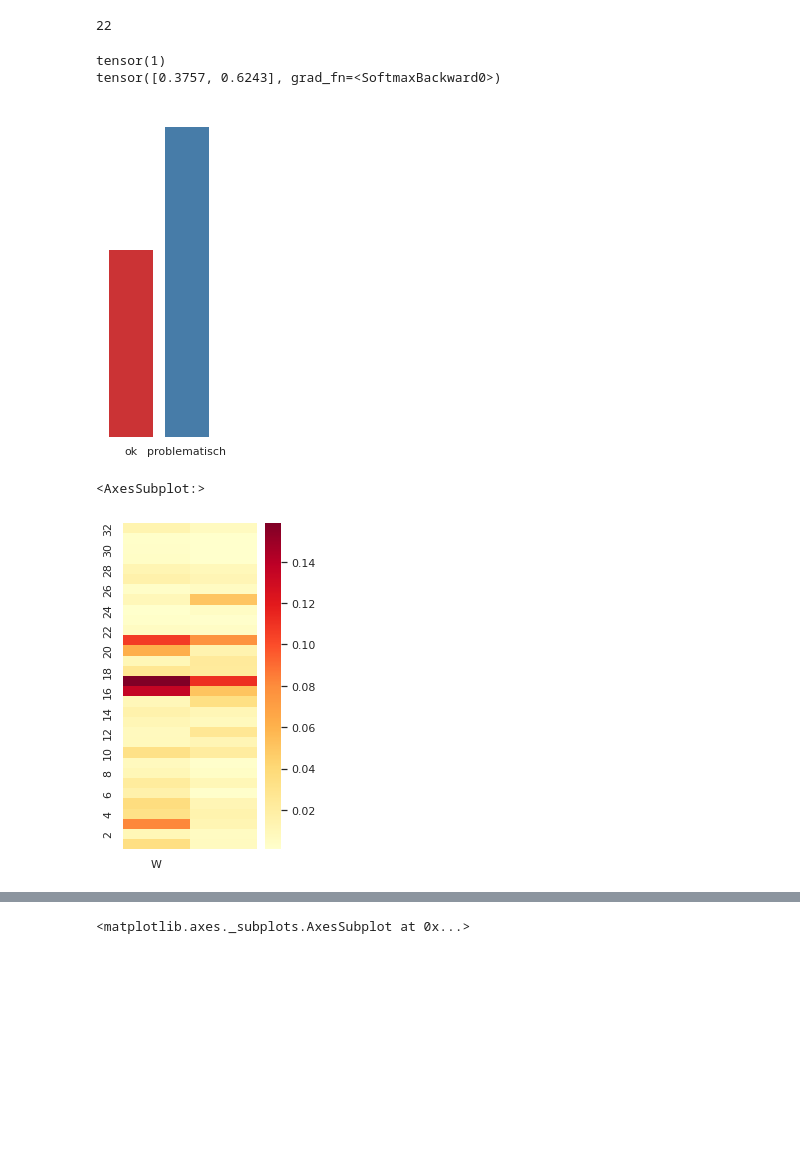
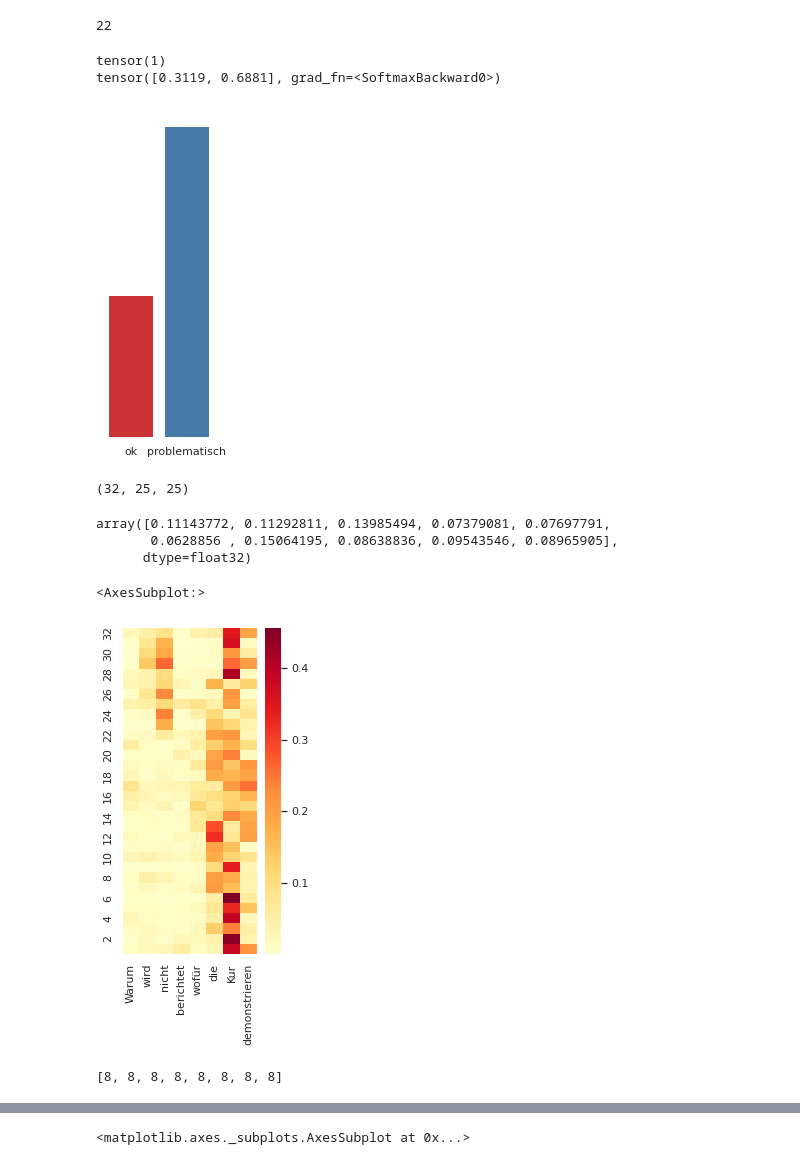
Before and after one commit to icwhite/moderat_transformers_rise, a Jupyter notebook: Explanations/attention_flow/attention_visualization_t5_example.ipynb, the cells around one changed output, grey strips where cells are left out. Cells and saved outputs as stored; diff of their text form; code cells hidden in the pictures; blank space fills up the shorter version.

```diff
--- a/Explanations/attention_flow/attention_visualization_t5_example.ipynb
+++ b/Explanations/attention_flow/attention_visualization_t5_example.ipynb
@@ -13,7 +13,6 @@ import os
 rc={'font.size': 8, 'axes.labelsize': 8, 'legend.fontsize': 10.0,
     'axes.titlesize': 32, 'xtick.labelsize': 20, 'ytick.labelsize': 16}
 plt.rcParams.update(**rc)
-mpl.rcParams['axes.linewidth'] = .5 #set the value globally
 import seaborn as sns; sns.set()
 sns.set_style("whitegrid")
 mpl.rcParams['axes.linewidth'] = 0.0 #set the value globally
@@ -200,8 +199,11 @@ def plot_attention_heatmap(att, s_position, t_positions, sentence):
   return ax
 
 def plot_attention_heatmap_input_ids(att, s_position, t_positions, input_ids, tokenizer):
+    # t_positions are the locations of the targets in the input sequence
+    # s_positions are the locations of the words we think may contribute most to the prediction
     cls_att = np.flip(att[:,s_position, t_positions], axis=0)
-    xticklb = input_tokens= list(itertools.compress(tokenizer.decode(input_ids), [i in t_positions for i in np.arange(len(sentence)+1)]))
+    xticklb = [tokenizer.decode(input_ids[i]) for i in t_positions]
+    # xticklb = input_tokens= list(itertools.compress(tokenizer.decode(input_ids).split(), [i in t_positions for i in np.arange(len(sentence)+1)]))
     yticklb = [str(i) if i%2 ==0 else '' for i in np.arange(att.shape[0],0, -1)]
     ax = sns.heatmap(cls_att, xticklabels=xticklb, yticklabels=yticklb, cmap="YlOrRd")
     return ax
@@ -254,10 +256,11 @@ Some weights of the model checkpoint at GermanT5/t5-efficient-oscar-german-small
 # %%
 sentences = {}
 src = {}
-targets = {0:0, 1:0}
+targets = {}
 
-sentences[0] = "Warum wird nicht berichtet wofür die Kurden demonstrieren Doch nicht für eine Menschenkette vom Hbf bis zum Landtag Ich brauche mehr Details"
-src[0] = (6, 7)
+sentences[0] = "Warum wird nicht berichtet wofür die Kurden demonstrieren"
+src[0] = np.arange(len(sentences[0]))
+targets[0] = (6, 7)
 sentences[1] = "Ich stelle mal folgende Vermutung an so wie es auch bei Tätern mit Migrationshintergrund hier immer dargestellt wird Einzeltäter verwirrt traumatisiert hat nix mit den Rechtsextremen zu tun "
 
 ex_id = 0
@@ -294,7 +314,7 @@ print(predicted_target)
 print(predicted_probs)
 # %% [output]
 tensor(1)
-tensor([0.3757, 0.6243], grad_fn=<SoftmaxBackward0>)
+tensor([0.3119, 0.6881], grad_fn=<SoftmaxBackward0>)
 # %%
 fig = plt.figure(1,figsize=(2,6))
 ax = sns.barplot(['ok', 'problematisch'], [ float(predicted_probs[0].detach().numpy()),  float(predicted_probs[1].detach().numpy())], linewidth=0, palette='Set1')
@@ -302,10 +322,25 @@ sns.despine(fig=fig, ax=None, top=True, right=True, left=True, bottom=False, off
 ax.set_yticks([])
 plt.savefig('rat_bert_bar_{}.png'.format(ex_id), format='png', transparent=True, dpi=360, bbox_inches='tight')
 # %% [output]
-[figure, old version]
+[figure, new version]
+# %%
+average_over_heads = attentions_mat.sum(axis=1)/attentions_mat.shape[1]
+average_over_heads.shape
+# %% [output]
+(32, 25, 25)
+# %%
+averaged = attentions_mat.mean(axis=(1, 2))
+averaged[31]
+# %% [output]
+array([0.11143772, 0.11292811, 0.13985494, 0.07379081, 0.07697791,
+       0.0628856 , 0.15064195, 0.08638836, 0.09543546, 0.08965905],
+      dtype=float32)
 # %%
 plt.figure(1,figsize=(3,6))
-plot_attention_heatmap_input_ids(attentions_mat.sum(axis=1)/attentions_mat.shape[1], src[ex_id], t_positions=[targets[ex_id]], input_ids=input_ids[0], tokenizer=tokenizer)
+target = 7
+lst = list(range(9))
+lst.pop(target)
+plot_attention_heatmap_input_ids(attentions_mat.mean(axis=1), 8*[target], lst, input_ids[0], tokenizer)
 # %% [output]
 <AxesSubplot:>
-[figure, old version]
+[figure, new version]
@@ -312,3 +349,7 @@ plot_attention_heatmap_input_ids(attentions_mat.sum(axis=1)/attentions_mat.shape
+# %%
+8*[target]
+# %% [output]
+[8, 8, 8, 8, 8, 8, 8, 8]
 # %%
 #@title Get raw attention mat + residual coonections
 
```
Also changed, not shown: parts of 13 cells of this notebook, 8 other files.
